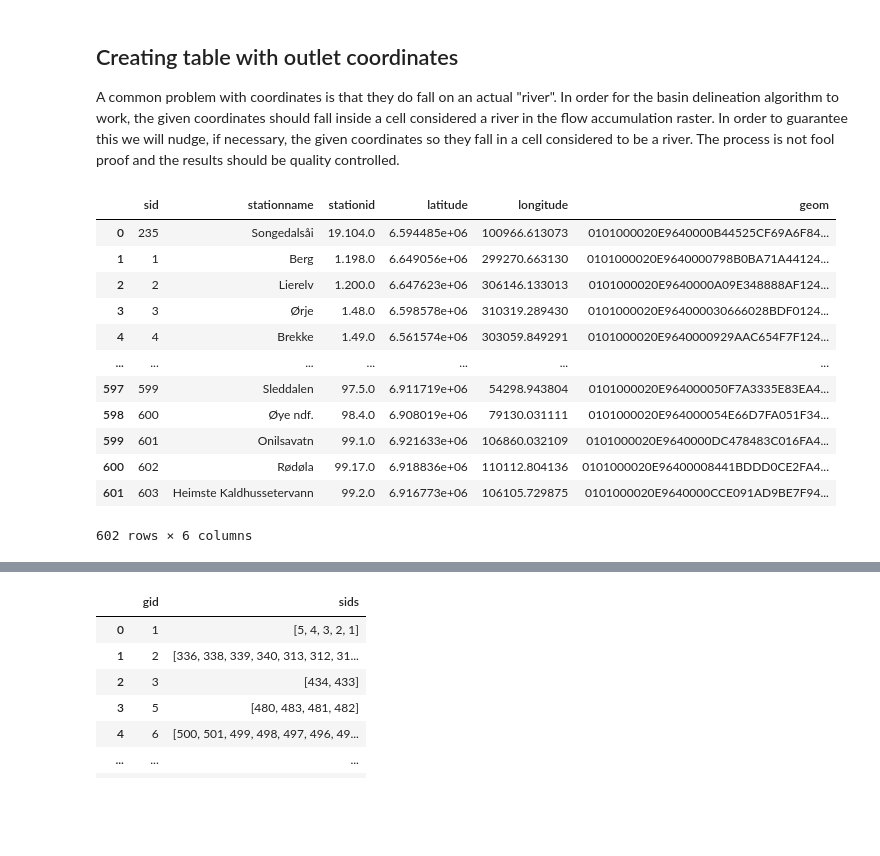
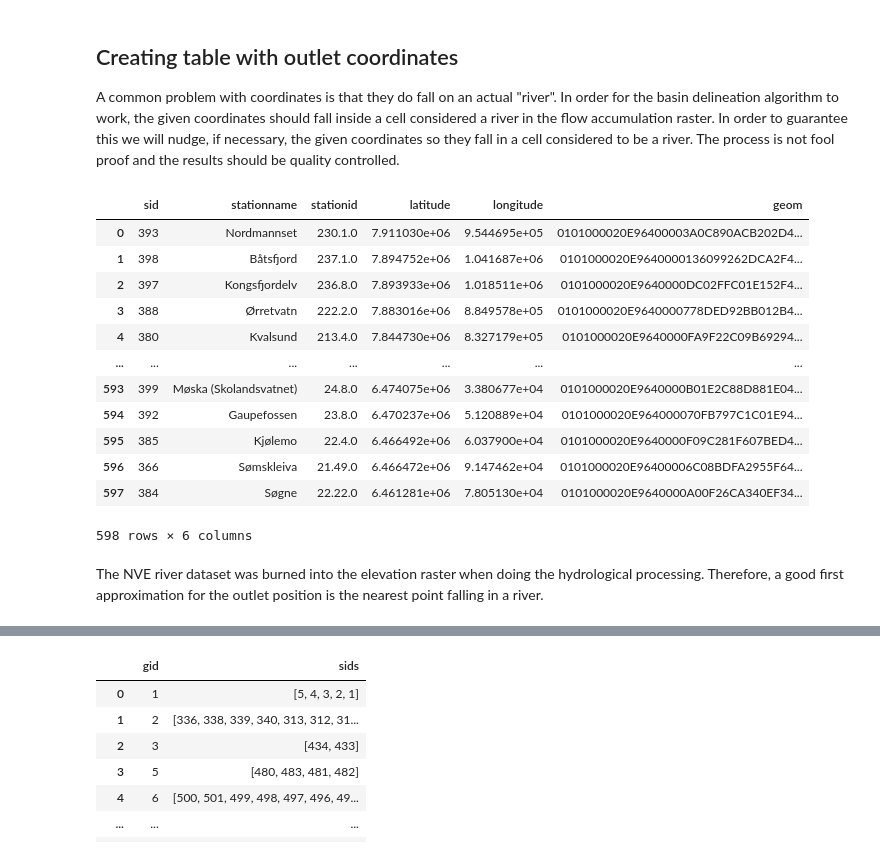
Before and after one commit to Lecheps/catchCan_tools, a Jupyter notebook: getBasinsNVE.ipynb, the cells around one changed output, grey strips where cells are left out. Cells and saved outputs as stored; diff of their text form; code cells hidden in the pictures; blank space fills up the shorter version.

Commit message:
NVE basins delineation working

```diff
--- a/getBasinsNVE.ipynb
+++ b/getBasinsNVE.ipynb
@@ -169,27 +171,41 @@ In order to guarantee this we will nudge, if necessary, the given coordinates so
 # %%
 #We will not include the Nye Jørundland stations until we get the right coordinates for it
 #Please note that in the outlet table we will setup the srid of the outlet to 3035 since
 #that is the epsg of the rasters we use to compute the basins
-sql = '''drop table if exists {schema}.outlet;
+sql = '''drop table if exists {schema}.outlet cascade;
 create table {schema}.outlet as select sid, stationname, stationid, latitude, longitude, st_transform(geom,25833) as geom from {schema}.stations as a
 where a.stationid != '19.244.0';
 update {schema}.outlet
 set latitude=st_y(geom),
 longitude=st_x(geom);
+
+create index {schema}_outlet_idx on {schema}.outlet using gist(geom);
+
+delete from {schema}.outlet where latitude > 8e6;
+
+alter table {schema}.outlet add primary key (sid);
+
+alter table {schema}.outlet add constraint fk_basin
+foreign key(sid)
+references {schema}.stations(sid);
+
 '''.format(schema=schema)
 query(sql,fetch=False)
-display(query('''select * from {schema}.outlet;'''.format(schema=schema)))
+display(query('''select * from {schema}.outlet order by latitude desc;'''.format(schema=schema)))
 # %% [output]
 |  | sid | stationname | stationid | latitude | longitude | geom |
-| 0 | 235 | Songedalsåi | 19.104.0 | 6.594485e+06 | 100966.613073 | 0101000020E9640000B44525CF69A6F84... |
-| 1 | 1 | Berg | 1.198.0 | 6.649056e+06 | 299270.663130 | 0101000020E9640000798B0BA71A44124... |
-| 2 | 2 | Lierelv | 1.200.0 | 6.647623e+06 | 306146.133013 | 0101000020E9640000A09E348888AF124... |
-| 3 | 3 | Ørje | 1.48.0 | 6.598578e+06 | 310319.289430 | 0101000020E964000030666028BDF0124... |
-| 4 | 4 | Brekke | 1.49.0 | 6.561574e+06 | 303059.849291 | 0101000020E9640000929AAC654F7F124... |
+| 0 | 393 | Nordmannset | 230.1.0 | 7.911030e+06 | 9.544695e+05 | 0101000020E96400003A0C890ACB202D4... |
+| 1 | 398 | Båtsfjord | 237.1.0 | 7.894752e+06 | 1.041687e+06 | 0101000020E9640000136099262DCA2F4... |
+| 2 | 397 | Kongsfjordelv | 236.8.0 | 7.893933e+06 | 1.018511e+06 | 0101000020E9640000DC02FFC01E152F4... |
+| 3 | 388 | Ørretvatn | 222.2.0 | 7.883016e+06 | 8.849578e+05 | 0101000020E9640000778DED92BB012B4... |
+| 4 | 380 | Kvalsund | 213.4.0 | 7.844730e+06 | 8.327179e+05 | 0101000020E9640000FA9F22C09B69294... |
 | ... | ... | ... | ... | ... | ... | ... |
-| 597 | 599 | Sleddalen | 97.5.0 | 6.911719e+06 | 54298.943804 | 0101000020E964000050F7A3335E83EA4... |
-| 598 | 600 | Øye ndf. | 98.4.0 | 6.908019e+06 | 79130.031111 | 0101000020E964000054E66D7FA051F34... |
-| 599 | 601 | Onilsavatn | 99.1.0 | 6.921633e+06 | 106860.032109 | 0101000020E9640000DC478483C016FA4... |
-| 600 | 602 | Rødøla | 99.17.0 | 6.918836e+06 | 110112.804136 | 0101000020E96400008441BDDD0CE2FA4... |
-| 601 | 603 | Heimste Kaldhussetervann | 99.2.0 | 6.916773e+06 | 106105.729875 | 0101000020E9640000CCE091AD9BE7F94... |
+| 593 | 399 | Møska (Skolandsvatnet) | 24.8.0 | 6.474075e+06 | 3.380677e+04 | 0101000020E9640000B01E2C88D881E04... |
+| 594 | 392 | Gaupefossen | 23.8.0 | 6.470237e+06 | 5.120889e+04 | 0101000020E964000070FB797C1C01E94... |
+| 595 | 385 | Kjølemo | 22.4.0 | 6.466492e+06 | 6.037900e+04 | 0101000020E9640000F09C281F607BED4... |
+| 596 | 366 | Sømskleiva | 21.49.0 | 6.466472e+06 | 9.147462e+04 | 0101000020E96400006C08BDFA2955F64... |
+| 597 | 384 | Søgne | 22.22.0 | 6.461281e+06 | 7.805130e+04 | 0101000020E9640000A00F26CA340EF34... |
-602 rows × 6 columns
+598 rows × 6 columns
+# %% [markdown]
+The NVE river dataset was burned into the elevation raster when doing the hydrological processing.
+Therefore, a good first approximation for the outlet position is the nearest point falling in a river.
```
Also changed, not shown: parts of 15 cells of this notebook, 2 other files.
